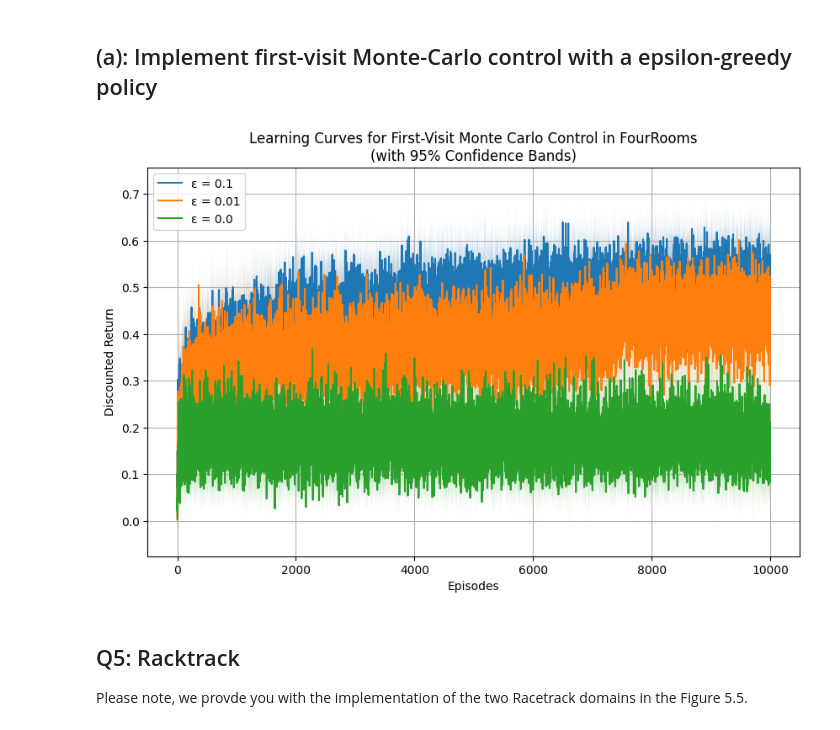
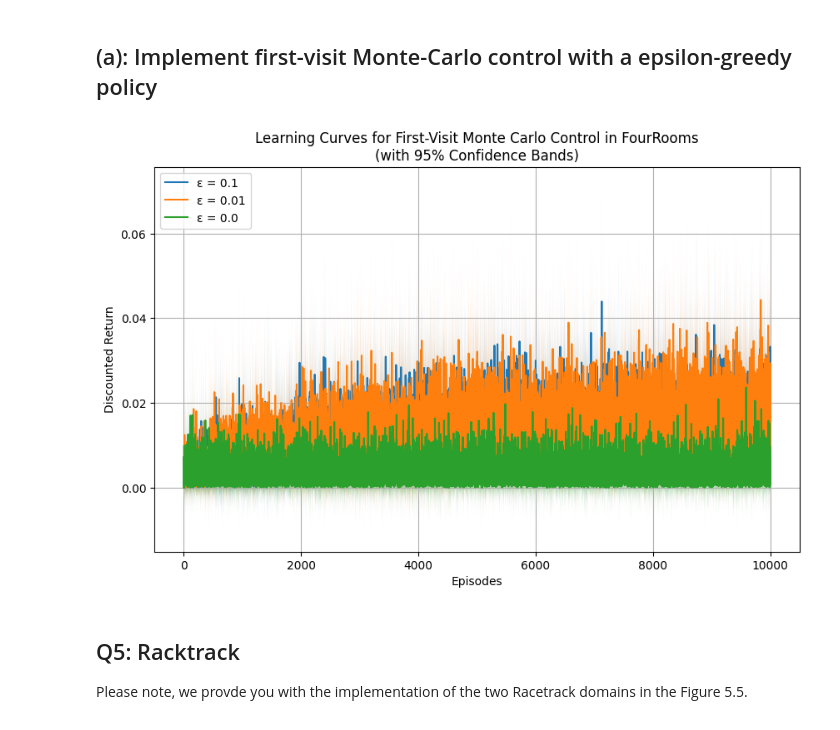
Before and after one commit to adnanamir010/cs5180, a Jupyter notebook: ex4/ex4_25spring.ipynb, the cells around one changed output. Saved outputs shown, nothing was run; the diff lists cells and outputs as text; code cells hidden in the pictures.

```diff
--- a/ex4/ex4_25spring.ipynb
+++ b/ex4/ex4_25spring.ipynb
@@ -243,7 +293,7 @@ def plot_policy(policy):
 # %%
 np.random.seed(0)
 env = gym.make("Blackjack-v1")
-Q, policy = mc_es(env, num_episodes=500000, epsilon=0.1, gamma=1.0)
+Q, policy = mc_es(env, num_episodes=500000, gamma=1.0)
 
 V = {}
 for (state, action), value in Q.items():
@@ -479,12 +566,12 @@ def plot_learning_curves(epsilon_values, num_trials, num_episodes, gamma):
 # %%
 num_trials = 10
 num_episodes = 10000
-gamma = 0.99
+gamma = 0.9
 epsilon_values = [0.1, 0.01, 0.0]
 
 plot_learning_curves(epsilon_values, num_trials, num_episodes, gamma)
 # %% [output]
-[figure, old version]
+[figure, new version]
 # %% [markdown]
 ## Q5: Racktrack
 
```
Also changed, not shown: parts of 11 cells of this notebook, 7 other files.
